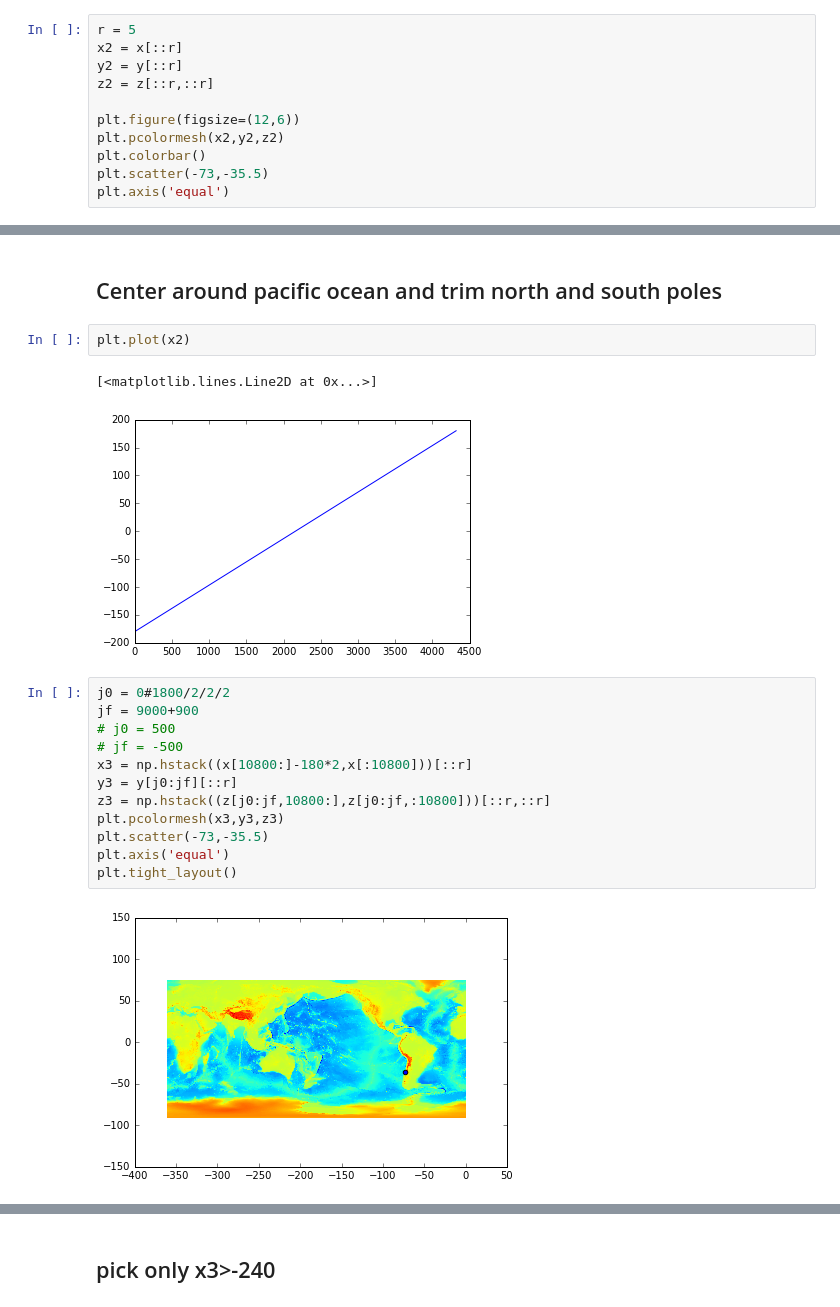
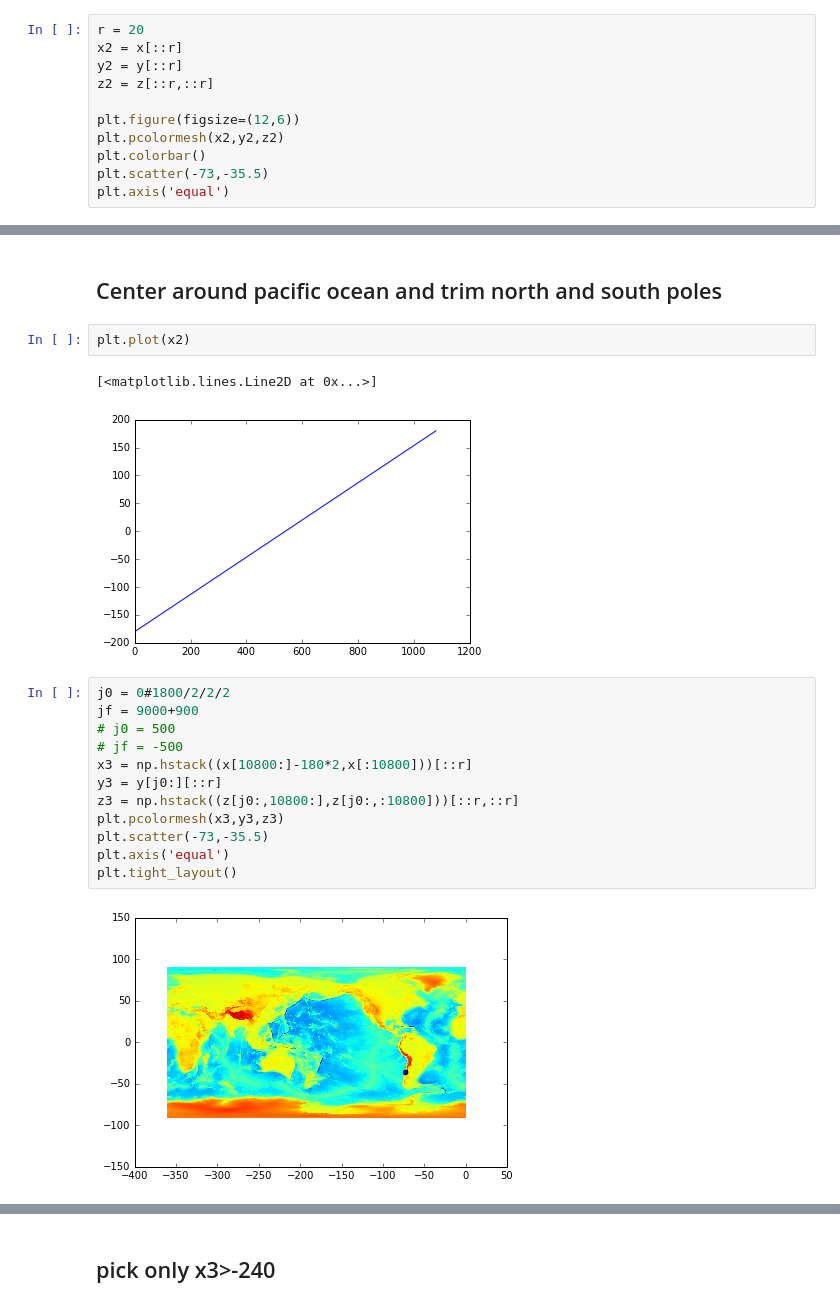
Before and after one commit to jgalazm/tsunamilab, a Jupyter notebook: data/bathymetry/fullSphereBati.ipynb, the cells around one changed output, grey strips where cells are left out. Drawn from its saved outputs; the diff is of its cells as text.

```diff
--- a/data/bathymetry/fullSphereBati.ipynb
+++ b/data/bathymetry/fullSphereBati.ipynb
@@ -19,7 +19,7 @@ dx = fh.variables['spacing'][0]
 x = np.arange(x0,xf+dx,dx)
 y = np.arange(y0,yf+dx,dx)
 # %%
-r = 5
+r = 20
 x2 = x[::r]
 y2 = y[::r]
 z2 = z[::r,::r]
@@ -42,21 +42,21 @@ z2.shape
 plt.plot(x2)
 # %% [output]
 [<matplotlib.lines.Line2D at 0x...>]
-[figure, old version]
+[figure, new version]
 # %%
 j0 = 0#1800/2/2/2
 jf = 9000+900
 # j0 = 500
 # jf = -500
 x3 = np.hstack((x[10800:]-180*2,x[:10800]))[::r]
-y3 = y[j0:jf][::r]
-z3 = np.hstack((z[j0:jf,10800:],z[j0:jf,:10800]))[::r,::r]
+y3 = y[j0:][::r]
+z3 = np.hstack((z[j0:,10800:],z[j0:,:10800]))[::r,::r]
 plt.pcolormesh(x3,y3,z3)
 plt.scatter(-73,-35.5)
 plt.axis('equal')
 plt.tight_layout()
 # %% [output]
-[figure, old version]
+[figure, new version]
 # %%
 x3.min(),y3.max()
 # %% [output]
```
Also changed, not shown: parts of 7 cells of this notebook, 1 other file.
